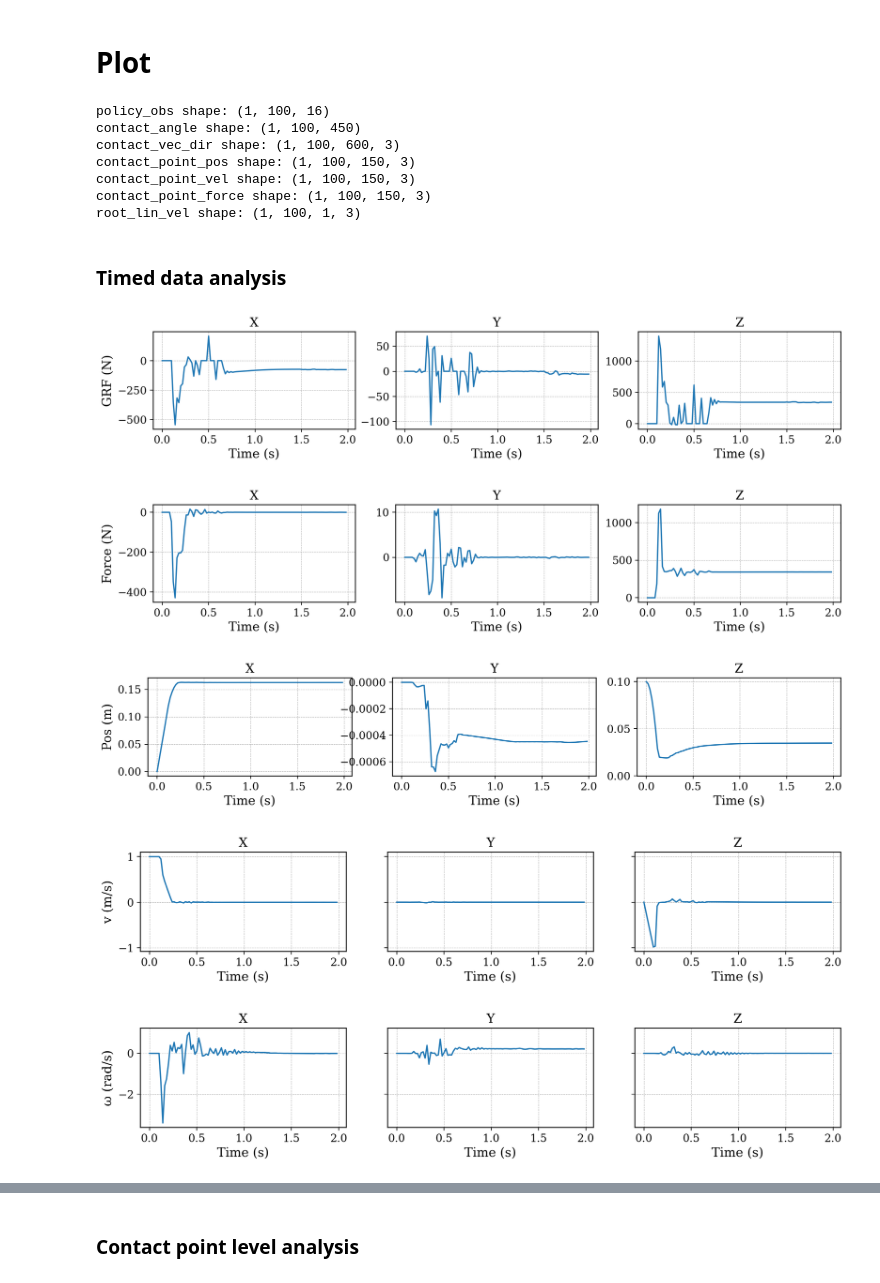
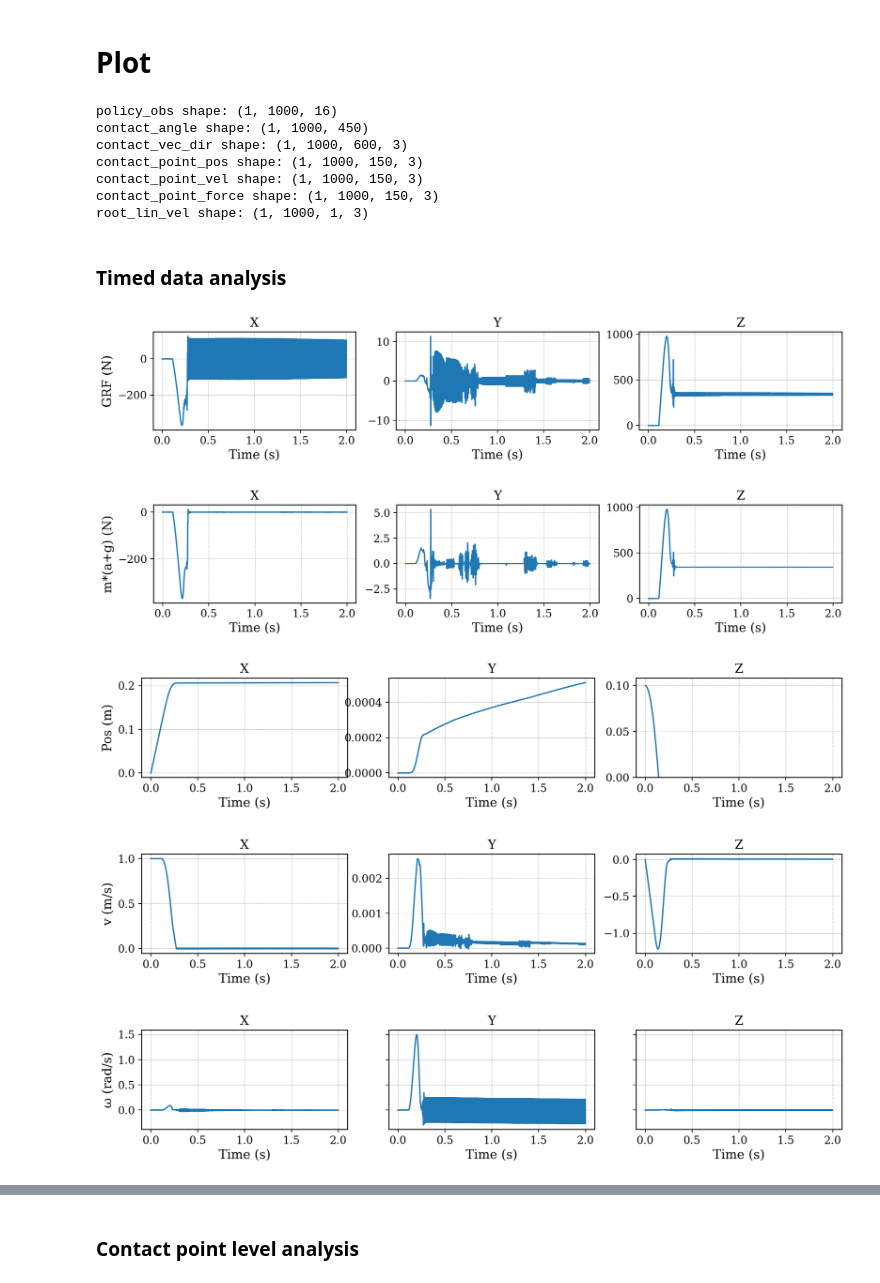
Before and after one commit to andyzong16/Isaaclab_Training, a Jupyter notebook: scripts/reinforcement_learning/rsl_rl/plot_contact_model.ipynb, the cells around one changed output, grey strips where cells are left out. Cells and saved outputs as stored; diff of their text form; code cells hidden in the pictures.

```diff
--- a/scripts/reinforcement_learning/rsl_rl/plot_contact_model.ipynb
+++ b/scripts/reinforcement_learning/rsl_rl/plot_contact_model.ipynb
@@ -62,11 +62,12 @@ contact_points_num = 2*2*6
 # data_path = data_dir / "3D_RFT_sand"
 # data_path = data_dir / "3D_RFT_poppy"
 
-data_path = data_dir / "basalt_3d_rft"
-# data_path = data_dir / "3d_rft_kinematics"
+terrain = "basalt"
+# terrain = "poppy"
 
-# data_path = data_dir / "2d_rft"
-# data_path = data_dir / "2d_rft_kinematics"
+data_path = data_dir / f"{terrain}_3d_rft"
+# data_path = data_dir / f"{terrain}_2d_rft"
+
 
 policy_obs_path = (data_path / "obs/obs.pkl").as_posix()
 contact_angle_path = (data_path / "contact_angle/contact_angle.pkl").as_posix()
@@ -137,16 +138,17 @@ data["root_lin_vel"] = root_lin_vel
 contact_point_vel_manual = data["base_lin_vel"][:, :, np.newaxis, :] + np.cross(data["base_ang_vel"][:, :, np.newaxis, :], data["contact_point_pos"] - data["base_pos"][:, :, np.newaxis, :], axis=-1)
 data["contact_point_vel_manual"] = contact_point_vel_manual
 
-frame_dt = 1/50
+# frame_dt = 1/50
+frame_dt = 1/500
 time = np.arange(policy_obs.shape[1]) * frame_dt
 # %% [output]
-policy_obs shape: (1, 100, 16)
-contact_angle shape: (1, 100, 450)
-contact_vec_dir shape: (1, 100, 600, 3)
-contact_point_pos shape: (1, 100, 150, 3)
-contact_point_vel shape: (1, 100, 150, 3)
-contact_point_force shape: (1, 100, 150, 3)
-root_lin_vel shape: (1, 100, 1, 3)
+policy_obs shape: (1, 1000, 16)
+contact_angle shape: (1, 1000, 450)
+contact_vec_dir shape: (1, 1000, 600, 3)
+contact_point_pos shape: (1, 1000, 150, 3)
+contact_point_vel shape: (1, 1000, 150, 3)
+contact_point_force shape: (1, 1000, 150, 3)
+root_lin_vel shape: (1, 1000, 1, 3)
 # %% [markdown]
 ### Timed data analysis
 # %%
@@ -178,14 +180,16 @@ axs[0].set_ylabel("GRF (N)")
 
 # plt.savefig("2d_rft_left_grf.pdf")
 # plt.savefig("3d_rft_left_grf.pdf")
+plt.savefig("grf_plot.pdf")
 plt.show()
 # %% [output]
-[figure, old version]
+[figure, new version]
 # %%
 env_id = 0
 
 fig, axs = plt.subplots(1, 3, figsize=(14, 2), sharex=True, sharey=False)
 
+time_mask = slice(0, -1)
 vel = data["base_lin_vel"][env_id, :, :]
 accel = np.gradient(vel, axis=0) / frame_dt
 
@@ -193,19 +197,19 @@ mass = 35.0
 force = mass * accel
 force[:, 2] += 9.81 * mass   # add gravity compensation
 
-axs[0].plot(time, force[:, 0])
+axs[0].plot(time[time_mask], force[time_mask, 0])
 axs[0].set_xlabel("Time (s)")
-axs[0].set_ylabel("Force (N)")
+axs[0].set_ylabel("m*(a+g) (N)")
 axs[0].grid(True, which='both', linestyle='--', linewidth=0.5)
 axs[0].set_title("X")
 
-axs[1].plot(time, force[:, 1])
+axs[1].plot(time[time_mask], force[time_mask, 1])
 axs[1].set_xlabel("Time (s)")
 # axs[1].set_ylabel("v (m/s)")
 axs[1].grid(True, which='both', linestyle='--', linewidth=0.5)
 axs[1].set_title("Y")
 
-axs[2].plot(time, force[:, 2])
+axs[2].plot(time[time_mask], force[time_mask, 2])
 axs[2].set_xlabel("Time (s)")
 # axs[2].set_ylabel("v (m/s)")
 axs[2].grid(True, which='both', linestyle='--', linewidth=0.5)
@@ -215,7 +219,7 @@ axs[2].set_title("Z")
 # plt.savefig("3d_rft_left_grf.pdf")
 plt.show()
 # %% [output]
-[figure, old version]
+[figure, new version]
 # %%
 env_id = 0
 
@@ -246,37 +250,37 @@ axs[2].set_ylim(0.0, None)
 # plt.savefig("3d_rft_left_grf.pdf")
 plt.show()
 # %% [output]
-[figure, old version]
+[figure, new version]
 # %%
 env_id = 0
 
-fig, axs = plt.subplots(1, 3, figsize=(14, 2), sharex=True, sharey=True)
+fig, axs = plt.subplots(1, 3, figsize=(14, 2), sharex=True, sharey=False)
 
 vel = data["base_lin_vel"][env_id, :, :]
 
 axs[0].plot(time, vel[:, 0])
 axs[0].set_xlabel("Time (s)")
 axs[0].set_ylabel("v (m/s)")
 axs[0].grid(True, which='both', linestyle='--', linewidth=0.5)
 axs[0].set_title("X")
 
 axs[1].plot(time, vel[:, 1])
 axs[1].set_xlabel("Time (s)")
 # axs[1].set_ylabel("v (m/s)")
 axs[1].grid(True, which='both', linestyle='--', linewidth=0.5)
 axs[1].set_title("Y")
 
 axs[2].plot(time, vel[:, 2])
 axs[2].set_xlabel("Time (s)")
 # axs[2].set_ylabel("v (m/s)")
 axs[2].grid(True, which='both', linestyle='--', linewidth=0.5)
 axs[2].set_title("Z")
 
 # plt.savefig("2d_rft_left_grf.pdf")
 # plt.savefig("3d_rft_left_grf.pdf")
 plt.show()
 # %% [output]
-[figure, old version]
+[figure, new version]
 # %%
 env_id = 0
 
@@ -306,4 +310,4 @@ axs[2].set_title("Z")
 # plt.savefig("3d_rft_left_grf.pdf")
 plt.show()
 # %% [output]
-[figure, old version]
+[figure, new version]
```
Also changed, not shown: parts of 1 cell of this notebook, 6 other files.
